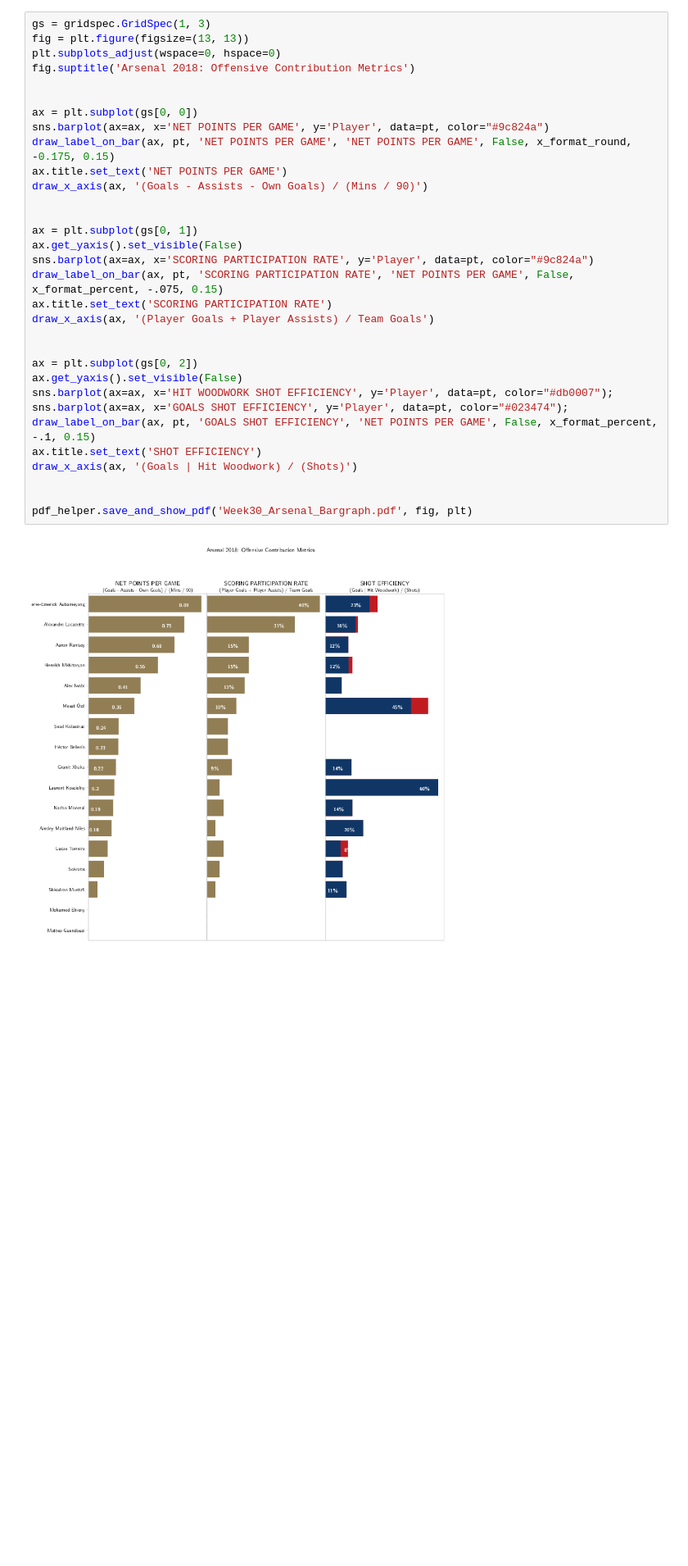
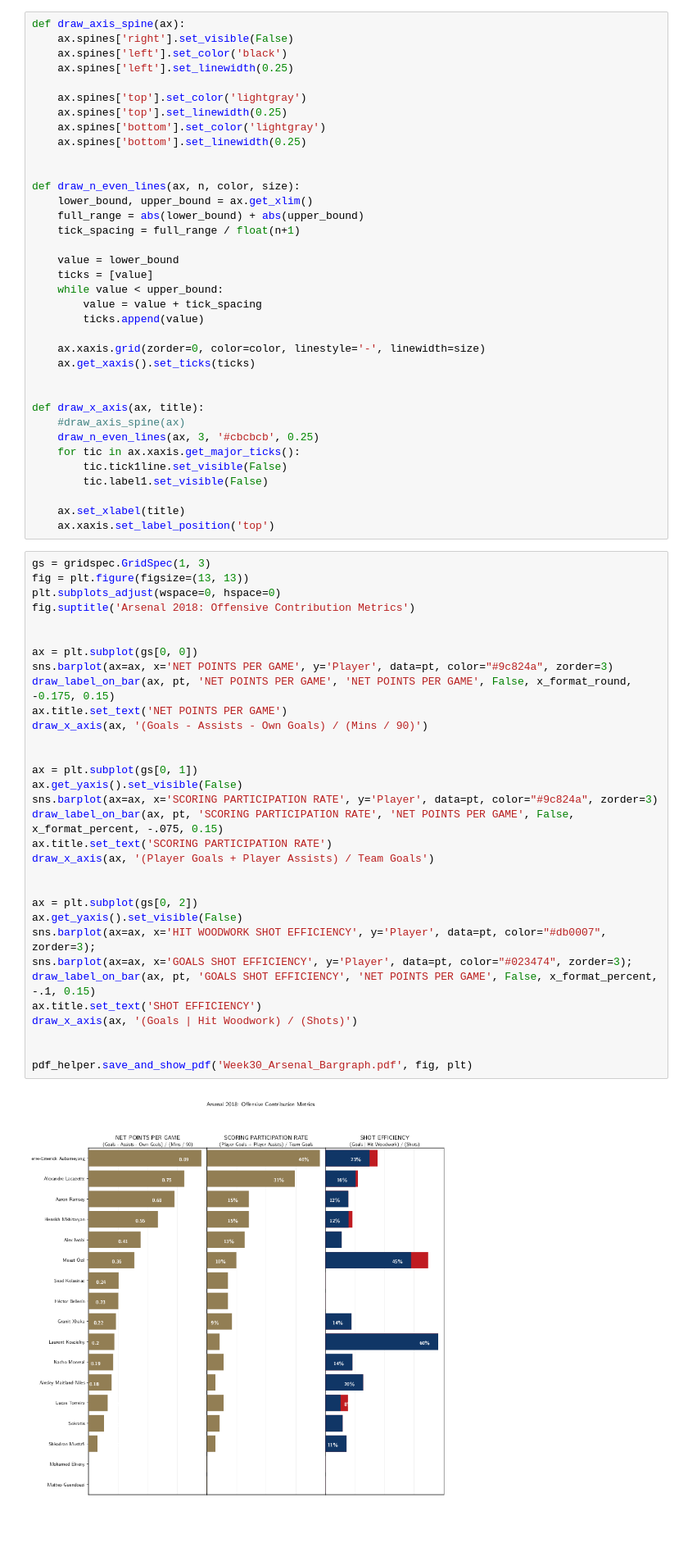
Before and after one commit to richhildebrand/makeover-monday-python, a Jupyter notebook: notebooks/2019 Week 30 Arsenal Stats/Bar graphs/Bar graphs.ipynb, the cells around one changed output. Shown at 82% size. Saved outputs shown, nothing was run; the diff lists cells and outputs as text; blank space fills up the shorter version.

Commit message:
grid lines and ticks

```diff
--- a/notebooks/2019 Week 30 Arsenal Stats/Bar graphs/Bar graphs.ipynb
+++ b/notebooks/2019 Week 30 Arsenal Stats/Bar graphs/Bar graphs.ipynb
@@ -128,34 +117,70 @@ def draw_x_axis(ax, title):
+# %%
+def draw_axis_spine(ax):
+    ax.spines['right'].set_visible(False)
+    ax.spines['left'].set_color('black')
+    ax.spines['left'].set_linewidth(0.25)
+
+    ax.spines['top'].set_color('lightgray')
+    ax.spines['top'].set_linewidth(0.25)
+    ax.spines['bottom'].set_color('lightgray')
+    ax.spines['bottom'].set_linewidth(0.25)
+
+
+def draw_n_even_lines(ax, n, color, size):
+    lower_bound, upper_bound = ax.get_xlim()
+    full_range = abs(lower_bound) + abs(upper_bound)
+    tick_spacing = full_range / float(n+1)
+
+    value = lower_bound
+    ticks = [value]
+    while value < upper_bound:
+        value = value + tick_spacing
+        ticks.append(value)
+
+    ax.xaxis.grid(zorder=0, color=color, linestyle='-', linewidth=size)
+    ax.get_xaxis().set_ticks(ticks)
+
+
+def draw_x_axis(ax, title):
+    #draw_axis_spine(ax)
+    draw_n_even_lines(ax, 3, '#cbcbcb', 0.25)
+    for tic in ax.xaxis.get_major_ticks():
+        tic.tick1line.set_visible(False)
+        tic.label1.set_visible(False)
+
+    ax.set_xlabel(title)
+    ax.xaxis.set_label_position('top')
 # %%
 gs = gridspec.GridSpec(1, 3)
 fig = plt.figure(figsize=(13, 13))
 plt.subplots_adjust(wspace=0, hspace=0)
 fig.suptitle('Arsenal 2018: Offensive Contribution Metrics')
 
 
 ax = plt.subplot(gs[0, 0])
-sns.barplot(ax=ax, x='NET POINTS PER GAME', y='Player', data=pt, color="#9c824a")
+sns.barplot(ax=ax, x='NET POINTS PER GAME', y='Player', data=pt, color="#9c824a", zorder=3)
 draw_label_on_bar(ax, pt, 'NET POINTS PER GAME', 'NET POINTS PER GAME', False, x_format_round, -0.175, 0.15)
 ax.title.set_text('NET POINTS PER GAME')
 draw_x_axis(ax, '(Goals - Assists - Own Goals) / (Mins / 90)')
 
 
 ax = plt.subplot(gs[0, 1])
 ax.get_yaxis().set_visible(False)
-sns.barplot(ax=ax, x='SCORING PARTICIPATION RATE', y='Player', data=pt, color="#9c824a")
+sns.barplot(ax=ax, x='SCORING PARTICIPATION RATE', y='Player', data=pt, color="#9c824a", zorder=3)
 draw_label_on_bar(ax, pt, 'SCORING PARTICIPATION RATE', 'NET POINTS PER GAME', False, x_format_percent, -.075, 0.15)
 ax.title.set_text('SCORING PARTICIPATION RATE')
 draw_x_axis(ax, '(Player Goals + Player Assists) / Team Goals')
 
 
 ax = plt.subplot(gs[0, 2])
 ax.get_yaxis().set_visible(False)
-sns.barplot(ax=ax, x='HIT WOODWORK SHOT EFFICIENCY', y='Player', data=pt, color="#db0007");
-sns.barplot(ax=ax, x='GOALS SHOT EFFICIENCY', y='Player', data=pt, color="#023474");
+sns.barplot(ax=ax, x='HIT WOODWORK SHOT EFFICIENCY', y='Player', data=pt, color="#db0007", zorder=3);
+sns.barplot(ax=ax, x='GOALS SHOT EFFICIENCY', y='Player', data=pt, color="#023474", zorder=3);
 draw_label_on_bar(ax, pt, 'GOALS SHOT EFFICIENCY', 'NET POINTS PER GAME', False, x_format_percent, -.1, 0.15)
 ax.title.set_text('SHOT EFFICIENCY')
 draw_x_axis(ax, '(Goals | Hit Woodwork) / (Shots)')
 
 
 pdf_helper.save_and_show_pdf('Week30_Arsenal_Bargraph.pdf', fig, plt)
 # %% [output]
-[figure, old version]
+[figure, new version]
```
Also changed, not shown: parts of 1 cell of this notebook, 1 other file.
